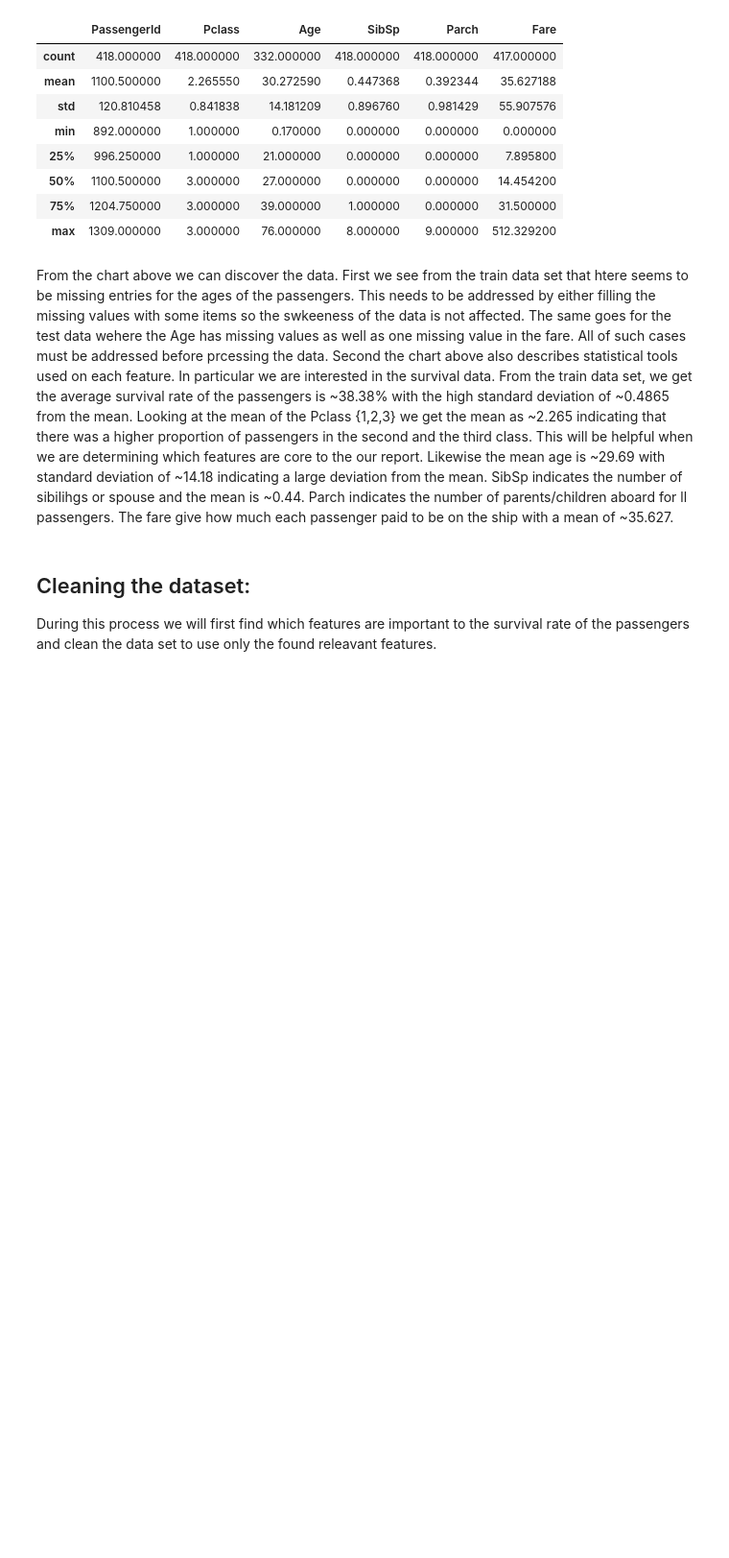
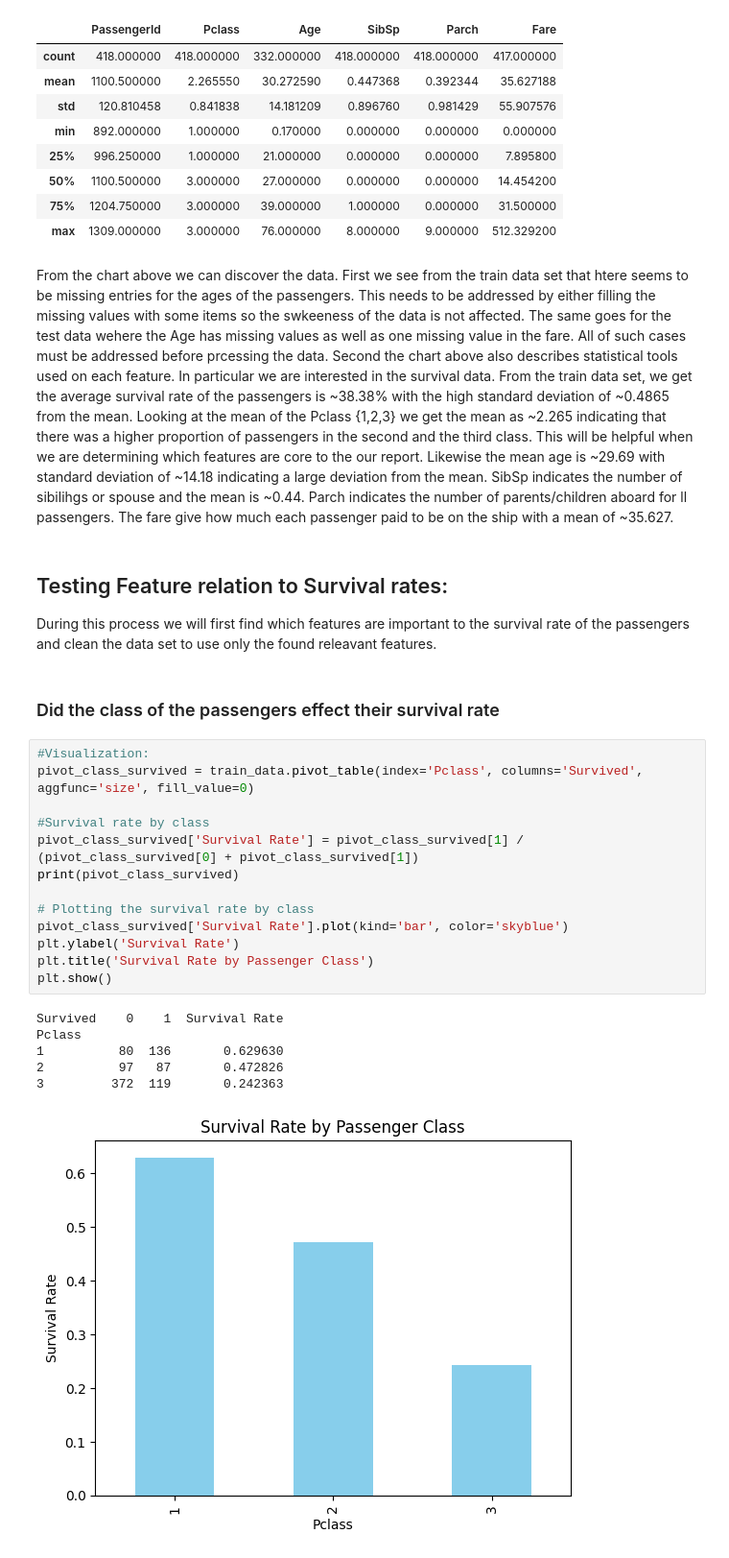
Before and after one commit to Rigpea/titanic-classifier, a Jupyter notebook: rigpea.ipynb, the cells around one changed output. Shown: that part at 96% size. Drawn from its saved outputs; the diff is of its cells as text; blank space fills up the shorter version.

Commit message:
Visualiztion for pclass relation to survival rate

```diff
--- a/rigpea.ipynb
+++ b/rigpea.ipynb
@@ -69,5 +69,27 @@ test_data.describe()
 # %% [markdown]
 From the chart above we can discover the data. First we see from the train data set that htere seems to be missing entries for the ages of the passengers. This needs to be addressed by either filling the missing values with some items so the swkeeness of the data is not affected. The same goes for the test data wehere the Age has missing values as well as one missing value in the fare. All of such cases must be addressed before prcessing the data. Second the chart above also describes statistical tools used on each feature. In particular we are interested in the survival data. From the train data set, we get the average survival rate of the passengers is ~38.38% with the high standard deviation of ~0.4865 from the mean. Looking at the mean of the Pclass {1,2,3} we get the mean as ~2.265 indicating that there was a higher proportion of passengers in the second and the third class. This will be helpful when we are determining which features are core to the our report. Likewise the mean age is ~29.69 with standard deviation of ~14.18 indicating a large deviation from the mean. SibSp indicates the number of sibilihgs or spouse and the mean is ~0.44. Parch indicates the number of parents/children aboard for ll passengers. The fare give how much each passenger paid to be on the ship with a mean of ~35.627.
 # %% [markdown]
-## Cleaning the dataset:
+## Testing Feature relation to Survival rates:
 During this process we will first find which features are important to the survival rate of the passengers and clean the data set to use only the found releavant features.
+# %% [markdown]
+### Did the class of the passengers effect their survival rate
+# %%
+#Visualization:
+pivot_class_survived = train_data.pivot_table(index='Pclass', columns='Survived', aggfunc='size', fill_value=0)
+
+#Survival rate by class
+pivot_class_survived['Survival Rate'] = pivot_class_survived[1] / (pivot_class_survived[0] + pivot_class_survived[1])
+print(pivot_class_survived)
+
+# Plotting the survival rate by class
+pivot_class_survived['Survival Rate'].plot(kind='bar', color='skyblue')
+plt.ylabel('Survival Rate')
+plt.title('Survival Rate by Passenger Class')
+plt.show()
+# %% [output]
+Survived    0    1  Survival Rate
+Pclass
+1          80  136       0.629630
+2          97   87       0.472826
+3         372  119       0.242363
+[figure, added]
```
